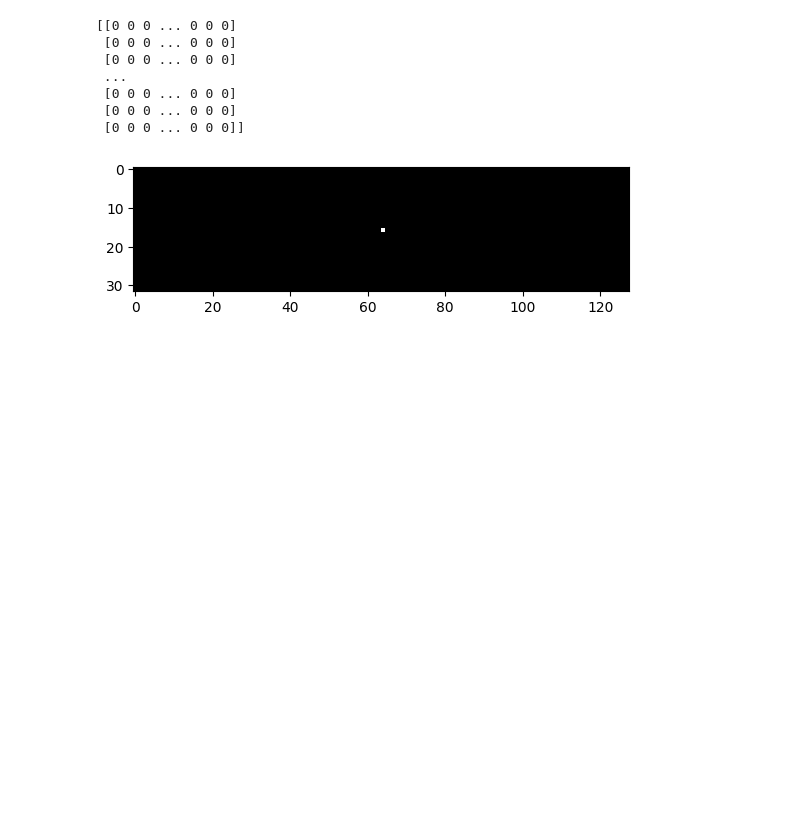
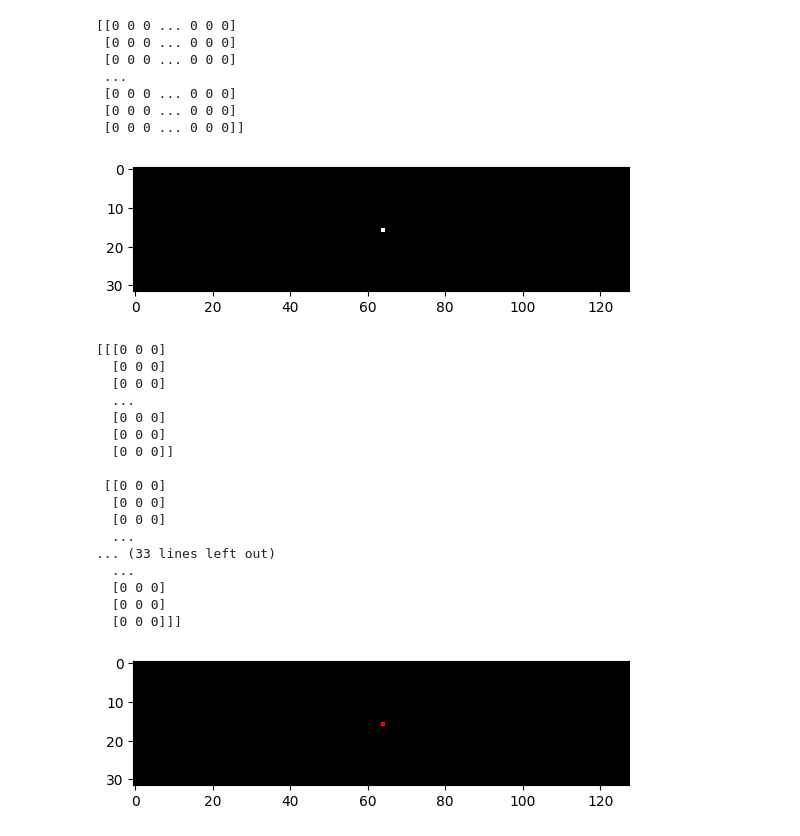
Before and after one commit to svabela5/IPVCLectures, a Jupyter notebook: lecture2.ipynb, the cells around one changed output. Saved outputs shown, nothing was run; the diff lists cells and outputs as text; code cells hidden in the pictures; blank space fills up the shorter version.

```diff
--- a/lecture2.ipynb
+++ b/lecture2.ipynb
@@ -48,11 +48,30 @@ plt.show()
 # %%
 #Generate a 32 column by 128 column matrix as an RGB image. Change the centre pixel td RED.
 
-image = np.zeros((32, 128, 3), dtype='uint8')
-print(image)
-rows_center = image.shape[0] // 2
-columns_center = image.shape[1] // 2
+imBGR = np.zeros((32, 128, 3), dtype='uint8')
+print(imBGR)
+rows_center = imBGR.shape[0] // 2
+columns_center = imBGR.shape[1] // 2
 
-image[rows_center, columns_center] = [255, 0, 0]
-plt.imshow(image)
+imBGR[rows_center, columns_center] = [255, 0, 0]
+plt.imshow(imBGR)
 plt.show()
+# %% [output]
+[[[0 0 0]
+  [0 0 0]
+  [0 0 0]
+  ...
+  [0 0 0]
+  [0 0 0]
+  [0 0 0]]
+
+ [[0 0 0]
+  [0 0 0]
+  [0 0 0]
+  ...
+... (33 lines left out)
+  ...
+  [0 0 0]
+  [0 0 0]
+  [0 0 0]]]
+[figure, added]
```
Also changed, not shown: parts of 3 cells of this notebook.
